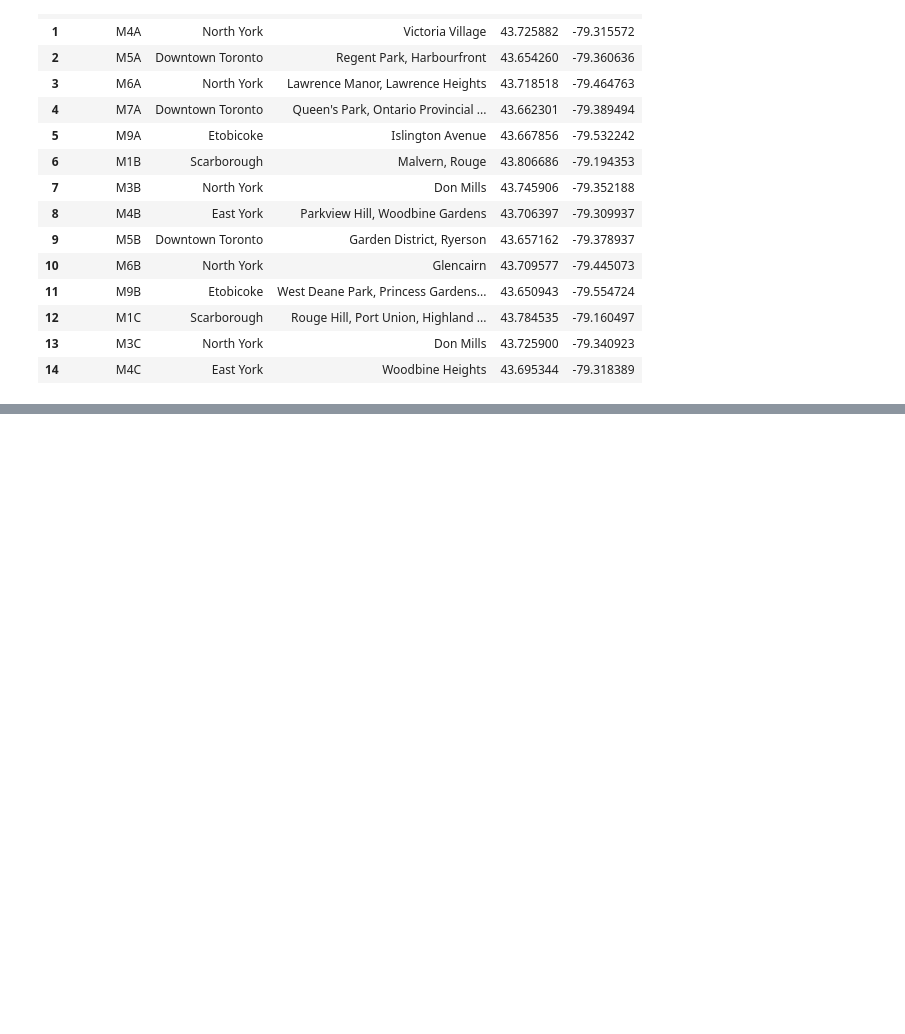
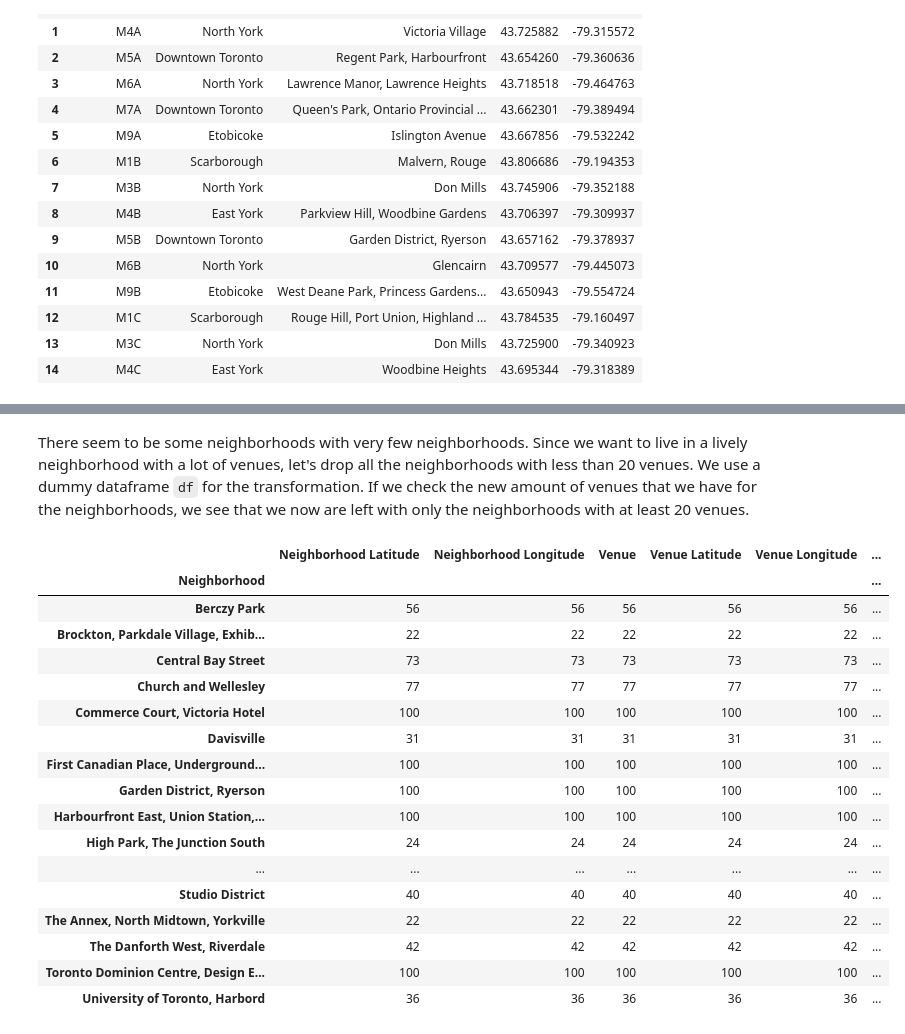
Before and after one commit to tdezwart/IBM-applied-data-science-capstone, a Jupyter notebook: week-3-assignment.ipynb, the cells around one changed output, grey strips where cells are left out. Drawn from its saved outputs; the diff is of its cells as text; code cells hidden in the pictures; blank space fills up the shorter version.

```diff
--- a/week-3-assignment.ipynb
+++ b/week-3-assignment.ipynb
@@ -166,0 +392,30 @@ toronto_data.head(15)
+# %% [markdown]
+There seem to be some neighborhoods with very few neighborhoods. Since we want to live in a lively neighborhood with a lot of venues, let's drop all the neighborhoods with less than 20 venues. We use a dummy dataframe `df` for the transformation. If we check the new amount of venues that we have for the neighborhoods, we see that we now are left with only the neighborhoods with at least 20 venues.
+# %%
+df = toronto_venues
+
+df = df[df.groupby('Neighborhood')['Neighborhood'].transform('count').ge(20)]
+df.reset_index(drop=True, inplace=True)
+
+toronto_venues = df
+
+toronto_venues.groupby('Neighborhood').count()
+# %% [output]
+|  | Neighborhood Latitude | Neighborhood Longitude | Venue | Venue Latitude | Venue Longitude | ... |
+| Neighborhood |  |  |  |  |  | ... |
+| Berczy Park | 56 | 56 | 56 | 56 | 56 | ... |
+| Brockton, Parkdale Village, Exhib... | 22 | 22 | 22 | 22 | 22 | ... |
+| Central Bay Street | 73 | 73 | 73 | 73 | 73 | ... |
+| Church and Wellesley | 77 | 77 | 77 | 77 | 77 | ... |
+| Commerce Court, Victoria Hotel | 100 | 100 | 100 | 100 | 100 | ... |
+| Davisville | 31 | 31 | 31 | 31 | 31 | ... |
+| First Canadian Place, Underground... | 100 | 100 | 100 | 100 | 100 | ... |
+| Garden District, Ryerson | 100 | 100 | 100 | 100 | 100 | ... |
+| Harbourfront East, Union Station,... | 100 | 100 | 100 | 100 | 100 | ... |
+| High Park, The Junction South | 24 | 24 | 24 | 24 | 24 | ... |
+| ... | ... | ... | ... | ... | ... | ... |
+| Studio District | 40 | 40 | 40 | 40 | 40 | ... |
+| The Annex, North Midtown, Yorkville | 22 | 22 | 22 | 22 | 22 | ... |
+| The Danforth West, Riverdale | 42 | 42 | 42 | 42 | 42 | ... |
+| Toronto Dominion Centre, Design E... | 100 | 100 | 100 | 100 | 100 | ... |
+| University of Toronto, Harbord | 36 | 36 | 36 | 36 | 36 | ... |
```
Also changed, not shown: parts of 38 cells of this notebook.
